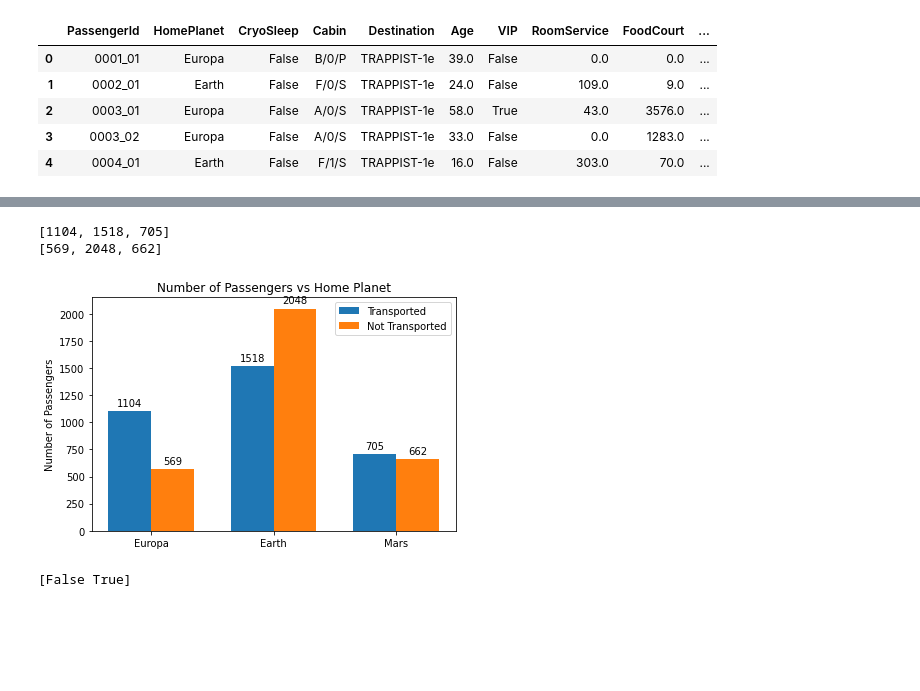
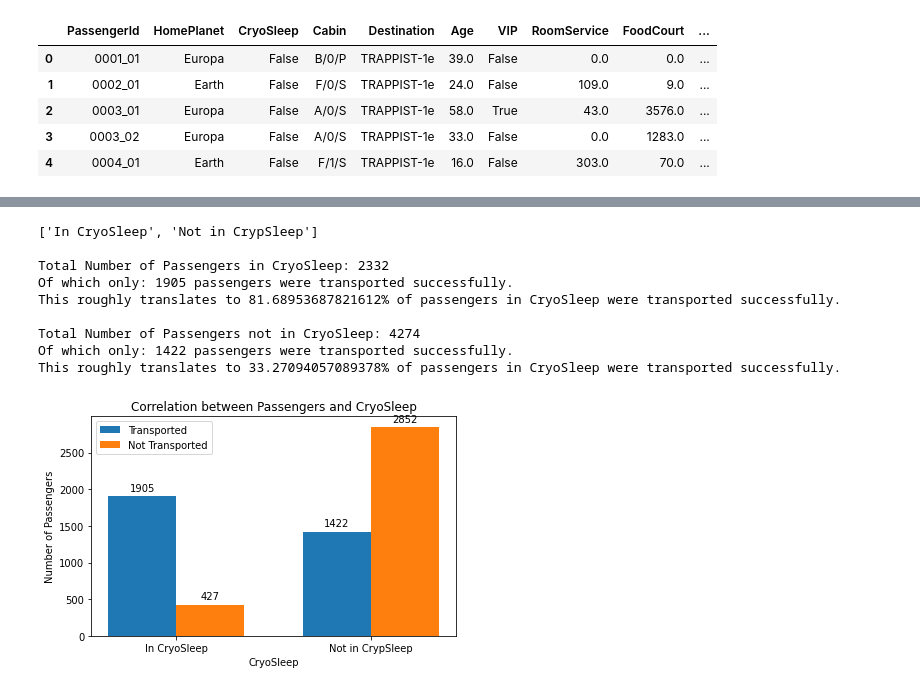
Before and after one commit to rkfd/kaggle, a Jupyter notebook: spaceship-titanic.ipynb, the cells around one changed output, grey strips where cells are left out. Drawn from its saved outputs; the diff is of its cells as text; code cells hidden in the pictures; blank space fills up the shorter version.

Commit message:
update: homeplanet stats; add: cryosleep and stats

```diff
--- a/spaceship-titanic.ipynb
+++ b/spaceship-titanic.ipynb
@@ -81,42 +150,55 @@ memory usage: 729.0+ KB
 # %%
-x_labels = df_train['HomePlanet'].unique()
+# correlation between passengers and cryosleep
 
-europa_true = len(df_train[(df_train['HomePlanet'] == 'Europa') & (df_train['Transported'] == True)])
-earth_true = len(df_train[(df_train['HomePlanet'] == 'Earth') & (df_train['Transported'] == True)])
-mars_true = len(df_train[(df_train['HomePlanet'] == 'Mars') & (df_train['Transported'] == True)])
-t_true = [europa_true, earth_true, mars_true]
-print(t_true)
+# True-False for CryoSleep
+x_labels = ['In CryoSleep', 'Not in CrypSleep']
+print(x_labels)
 
-europa_false = len(df_train[(df_train['HomePlanet'] == 'Europa') & (df_train['Transported'] == False)])
-earth_false = len(df_train[(df_train['HomePlanet'] == 'Earth') & (df_train['Transported'] == False)])
-mars_false = len(df_train[(df_train['HomePlanet'] == 'Mars') & (df_train['Transported'] == False)])
-t_false = [europa_false, earth_false, mars_false]
-print(t_false)
+# list of count of passengers that are transported who were and weren't in cryosleep
+c_true_true = len(df_train[(df_train['CryoSleep'] == True) & (df_train['Transported'] == True)])
+c_false_true = len(df_train[(df_train['CryoSleep'] == False) & (df_train['Transported'] == True)])
+t_true = [c_true_true, c_false_true]
 
+# list of count of passengers that are not transported who were and weren't in cryosleep
+c_true_false = len(df_train[(df_train['CryoSleep'] == True) & (df_train['Transported'] == False)])
+c_false_false = len(df_train[(df_train['CryoSleep'] == False) & (df_train['Transported'] == False)])
+t_false = [c_true_false, c_false_false]
+
+# stats for cryosleep
+print(f'\nTotal Number of Passengers in CryoSleep: {c_true_true + c_true_false} \nOf which only: {c_true_true} passengers were transported successfully. \nThis roughly translates to {(c_true_true / (c_true_true + c_true_false)) * 100}% of passengers in CryoSleep were transported successfully.')
+
+print(f'\nTotal Number of Passengers not in CryoSleep: {c_false_true + c_false_false} \nOf which only: {c_false_true} passengers were transported successfully. \nThis roughly translates to {(c_false_true / (c_false_true + c_false_false)) * 100}% of passengers in CryoSleep were transported successfully.')
+
+print('\n\n')
+
+#plot
 x = np.arange(len(x_labels))
 width = 0.35
 
 fig, ax = plt.subplots()
 rects1 = ax.bar(x - width/2, t_true, width, label='Transported')
 rects2 = ax.bar(x + width/2, t_false, width, label='Not Transported')
 
+ax.set_xlabel('CryoSleep')
 ax.set_ylabel('Number of Passengers')
-ax.set_title('Number of Passengers vs Home Planet')
+ax.set_title('Correlation between Passengers and CryoSleep')
 ax.set_xticks(x, x_labels)
 ax.legend()
 
 ax.bar_label(rects1, padding=3)
 ax.bar_label(rects2, padding=3)
 
 fig.tight_layout()
 
 plt.show()
 # %% [output]
-[1104, 1518, 705]
-[569, 2048, 662]
+['In CryoSleep', 'Not in CrypSleep']
+
+Total Number of Passengers in CryoSleep: 2332
+Of which only: 1905 passengers were transported successfully.
+This roughly translates to 81.68953687821612% of passengers in CryoSleep were transported successfully.
+
+Total Number of Passengers not in CryoSleep: 4274
+Of which only: 1422 passengers were transported successfully.
+This roughly translates to 33.27094057089378% of passengers in CryoSleep were transported successfully.
-[figure, old version]
+[figure, new version]
-# %%
-temp = df_train['CryoSleep'].unique()
-print(temp)
-# %% [output]
-[False True]
```
Also changed, not shown: parts of 1 cell of this notebook.
